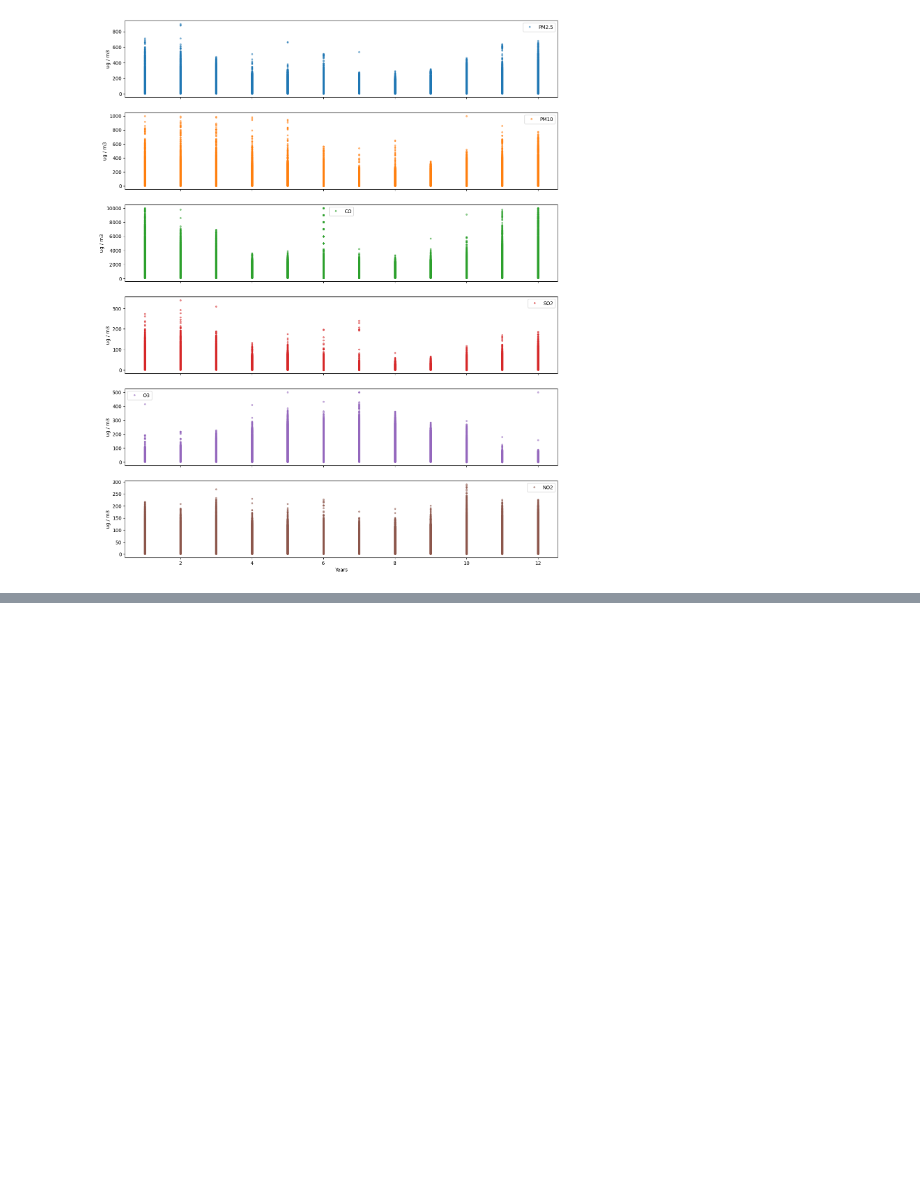
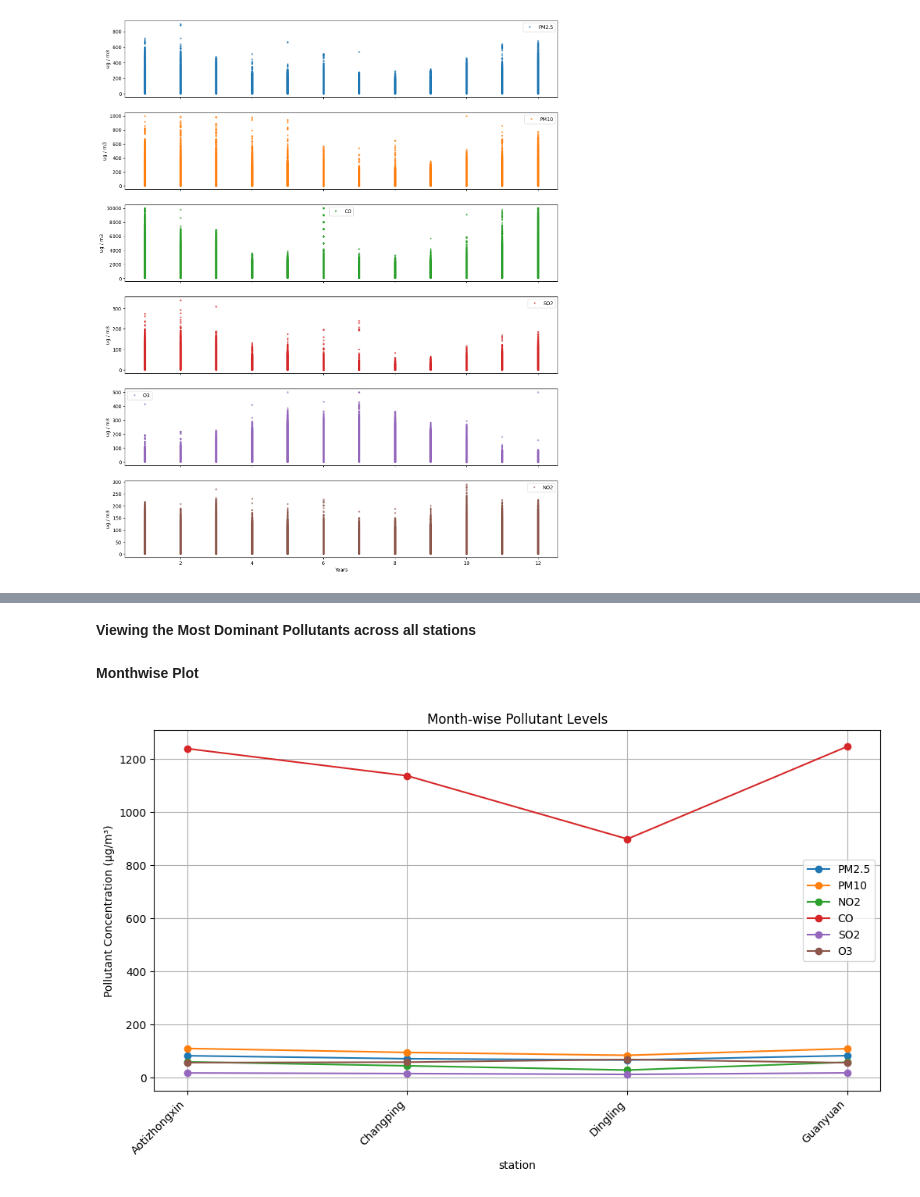
Before and after one commit to Myinnocent/CMP7005-ASSESS, a Jupyter notebook: Untitled7.ipynb, the cells around one changed output, grey strips where cells are left out. Drawn from its saved outputs; the diff is of its cells as text; code cells hidden in the pictures; blank space fills up the shorter version.

Commit message:
calculating the monthly average for each pollutant

```diff
--- a/Untitled7.ipynb
+++ b/Untitled7.ipynb
@@ -341,0 +359,35 @@ for ax in axes:
+# %% [markdown]
+**Viewing the Most Dominant Pollutants across all stations**
+# %% [markdown]
+**Monthwise Plot**
+# %%
+import pandas as pd
+import matplotlib.pyplot as plt
+
+# Assuming df has 'station' and pollutant columns (e.g., 'PM2.5', 'PM10', etc.)
+
+# No need to convert 'station' to datetime as it's already a station identifier
+# df['station'] = pd.to_datetime(df['station'], errors='coerce')  # Remove this line
+
+# No need to extract station, it's already in the column
+# df['station'] = df['station'].dt.station  # Remove this line
+
+# 3. Group by station and calculate mean for pollutants
+pollutant_columns = ['PM2.5', 'PM10', 'NO2', 'CO', 'SO2', 'O3'] # Replace with your actual pollutant column names
+df_monthly = df.groupby('station')[pollutant_columns].mean().reset_index()
+
+# 4. Create the plot using Matplotlib
+plt.figure(figsize=(12, 6))
+for pollutant in pollutant_columns:
+    # Use df_monthly['station'] for the x-axis instead of 'Month'
+    plt.plot(df_monthly['station'], df_monthly[pollutant], label=pollutant, marker='o')
+
+plt.title("Month-wise Pollutant Levels")
+plt.xlabel("station") # Changed to 'station'
+plt.ylabel("Pollutant Concentration (µg/m³)")
+plt.xticks(rotation=45, ha='right')  # Rotate x-axis labels for better readability
+plt.legend()
+plt.grid(True)
+plt.show()
+# %% [output]
+[figure, added]
```
Also changed, not shown: parts of 3 cells of this notebook.
